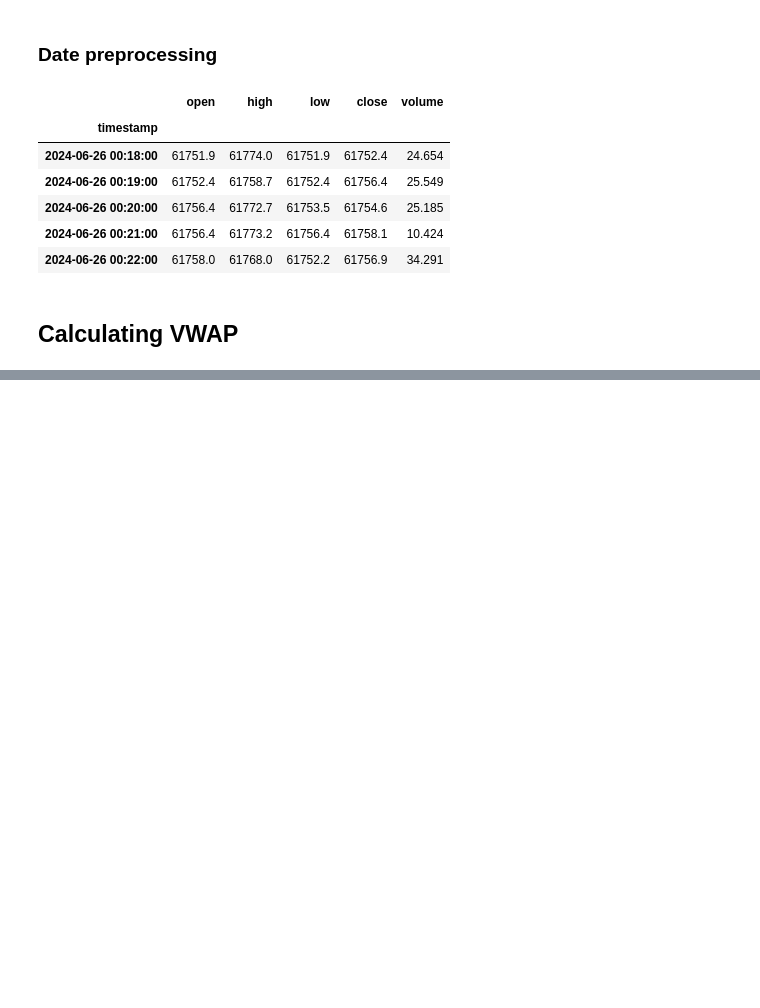
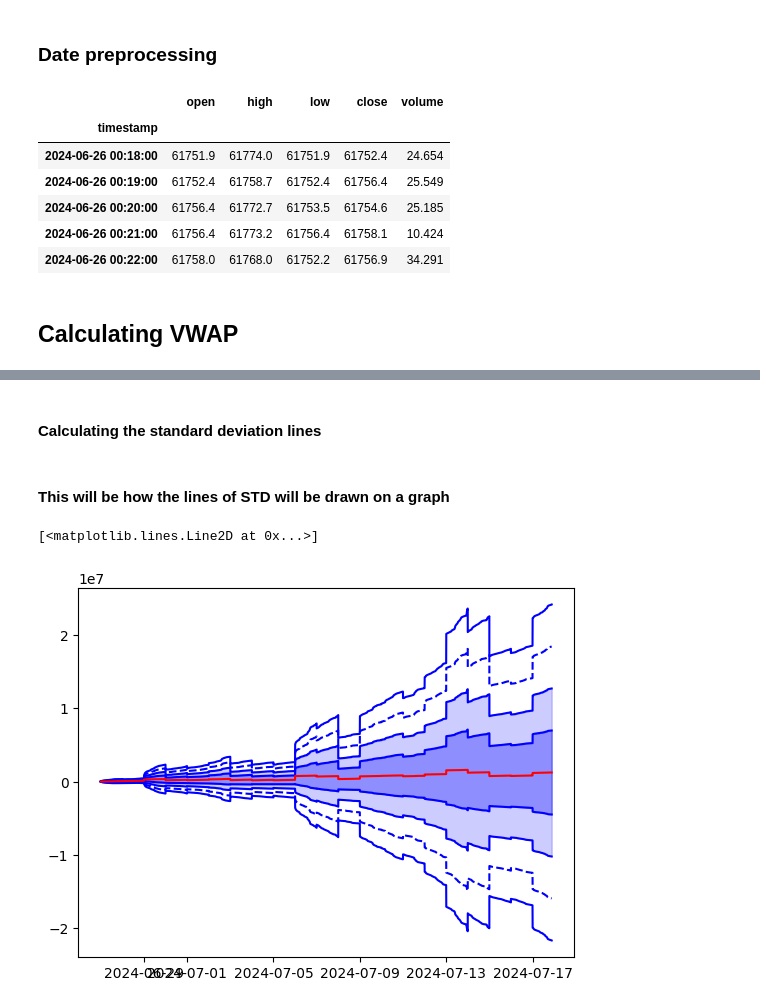
Before and after one commit to Yosef-ft/Technical_Studies, a Jupyter notebook: Volume Weighted Average Price/1. VWAP.ipynb, the cells around one changed output, grey strips where cells are left out. Saved outputs shown, nothing was run; the diff lists cells and outputs as text; code cells hidden in the pictures; blank space fills up the shorter version.

Commit message:
VWAP with STD

```diff
--- a/Volume Weighted Average Price/1. VWAP.ipynb
+++ b/Volume Weighted Average Price/1. VWAP.ipynb
@@ -66,3 +67,36 @@ df.head()
 | 2024-06-27 00:02:00 | 60809.9 | 60822.5 | 60804.6 | 60813.4 | 93.540 | 60813.500000 | 160172.482 | 5.688495e+06 | 78.346522 |
 | 2024-06-27 00:03:00 | 60813.4 | 60887.1 | 60813.4 | 60885.9 | 69.652 | 60862.133333 | 160172.482 | 4.239169e+06 | 104.812799 |
 | 2024-06-27 00:04:00 | 60885.8 | 60899.6 | 60861.6 | 60867.5 | 266.464 | 60876.233333 | 160172.482 | 1.622132e+07 | 206.086904 |
+# %% [markdown]
+#### Calculating the standard deviation lines
+# %%
+df['variance'] = (((df['price'] - df['VWAP'])** 2) * df['volume']).cumsum()
+# %%
+df['off'] = np.sqrt(df['variance'] / df['volume_period'])
+# %% [markdown]
+#### This will be how the lines of STD will be drawn on a graph
+# %%
+# TB represents Top band
+# BB represents Bottom band
+
+plt.plot(df.index, (df['VWAP'] + 1.96 * df['off']),  label='TB1', color='b')
+plt.plot(df.index, (df['VWAP'] - 1.96 * df['off']),  label='BB1', color='b')
+plt.fill_between(df.index, (df['VWAP'] + 1.96 * df['off']), (df['VWAP'] - 1.96 * df['off']),
+                 color='b', alpha=0.3)
+
+plt.plot(df.index, (df['VWAP'] + 2 * 1.96 * df['off']),  label='TB2', color='b')
+plt.plot(df.index, (df['VWAP'] - 2 * 1.96 * df['off']),  label='BB2', color='b')
+plt.fill_between(df.index, (df['VWAP'] + 2 * 1.96 * df['off']), (df['VWAP'] - 2 * 1.96 * df['off']),
+                 color='b', alpha=0.2)
+
+plt.plot(df.index, (df['VWAP'] + 3 * 1.96 * df['off']),  label='TB3', color='b', linestyle= '--')
+plt.plot(df.index, (df['VWAP'] - 3 * 1.96 * df['off']),  label='BB3', color='b', linestyle= '--')
+
+plt.plot(df.index, (df['VWAP'] + 4 * 1.96 * df['off']),  label='TB4', color='b')
+plt.plot(df.index, (df['VWAP'] - 4 * 1.96 * df['off']),  label='BB4', color='b')
+
+plt.plot(df.index, df['VWAP'] ,  label='POC', color='r')
+# plt.legend()
+# %% [output]
+[<matplotlib.lines.Line2D at 0x...>]
+[figure, added]
```
Also changed, not shown: parts of 2 cells of this notebook.
